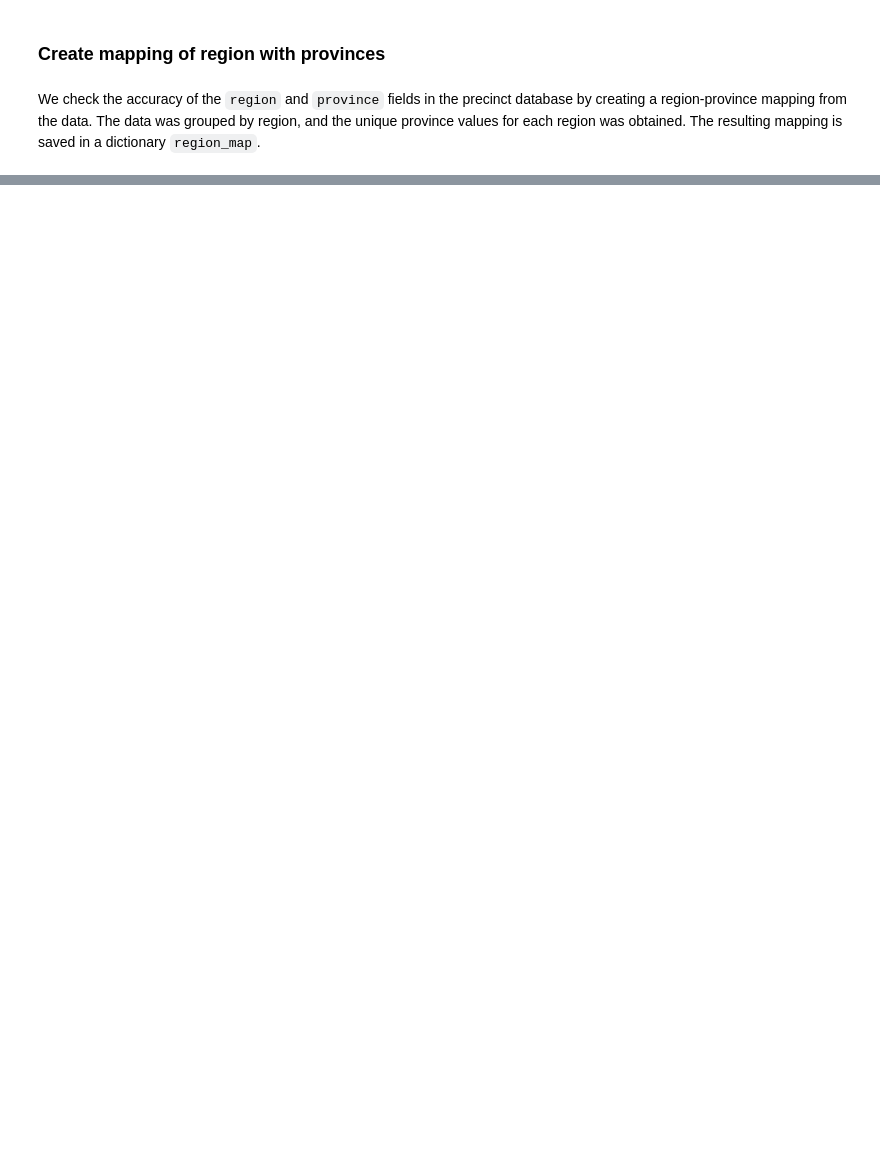
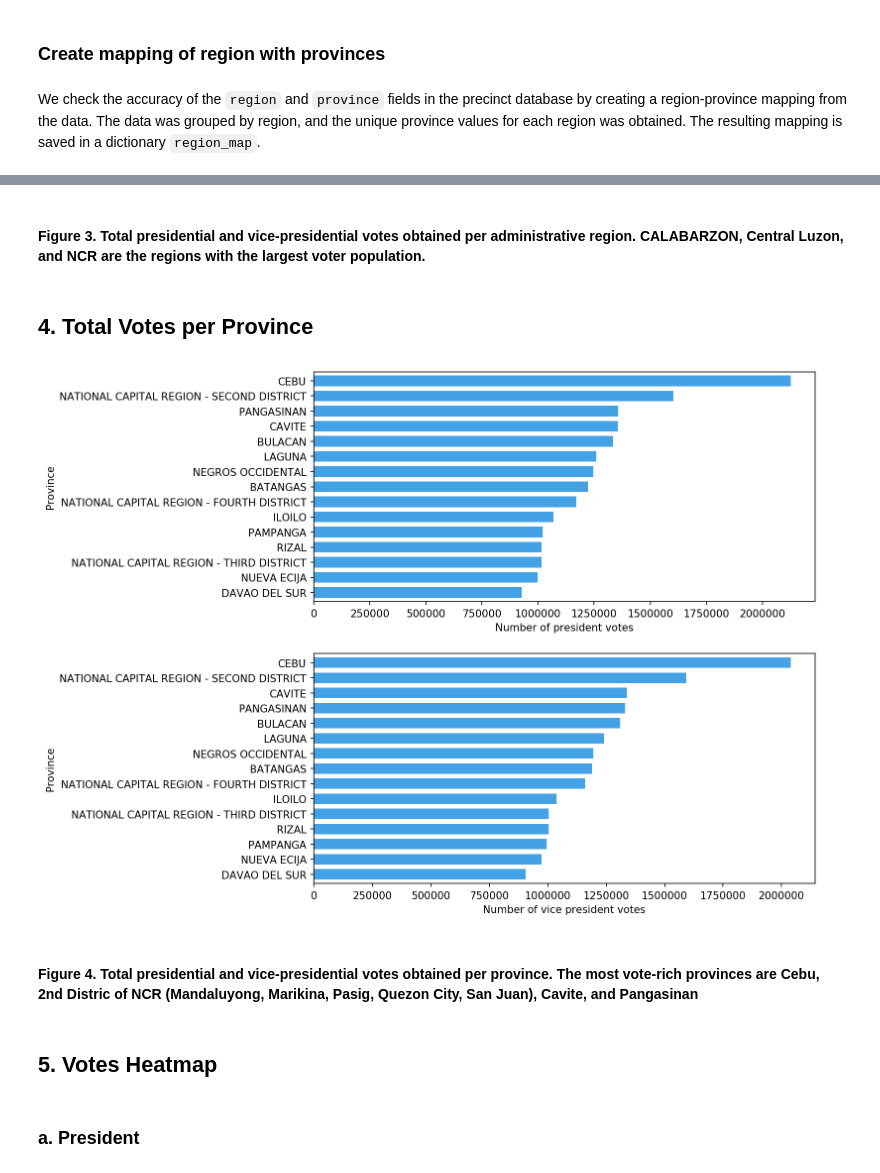
Before and after one commit to gpesleta/elections, a Jupyter notebook: PhilippineElections_Esleta.ipynb, the cells around one changed output, grey strips where cells are left out. Saved outputs shown, nothing was run; the diff lists cells and outputs as text; code cells hidden in the pictures; blank space fills up the shorter version.

```diff
--- a/PhilippineElections_Esleta.ipynb
+++ b/PhilippineElections_Esleta.ipynb
@@ -307,0 +304,21 @@ CAR
+# %% [markdown]
+#### Figure 3. Total presidential and vice-presidential votes obtained per administrative region. CALABARZON, Central Luzon, and NCR are the regions with the largest voter population.
+# %% [markdown]
+## 4. Total Votes per Province
+# %%
+fig, ax = plt.subplots(2, 1, dpi=150, figsize=(8,8))
+fig.tight_layout(pad=3.0)
+df_pres.groupby('province')['votes'].agg(sum).sort_values(ascending=True)[-15:].plot(kind='barh', color='#43a1e5', ax=ax[0], width=0.7)
+ax[0].set_ylabel('Province')
+ax[0].set_xlabel('Number of president votes')
+df_vp.groupby('province')['votes'].agg(sum).sort_values(ascending=True)[-15:].plot(kind='barh', color='#43a1e5', ax=ax[1], width=0.7)
+ax[1].set_ylabel('Province')
+ax[1].set_xlabel('Number of vice president votes');
+# %% [output]
+[figure, added]
+# %% [markdown]
+#### Figure 4. Total presidential and vice-presidential votes obtained per province. The most vote-rich provinces are Cebu, 2nd Distric of NCR (Mandaluyong, Marikina, Pasig, Quezon City, San Juan), Cavite, and Pangasinan
+# %% [markdown]
+## 5. Votes Heatmap
+# %% [markdown]
+### a. President
```
Also changed, not shown: parts of 111 cells of this notebook, 15 other files.
